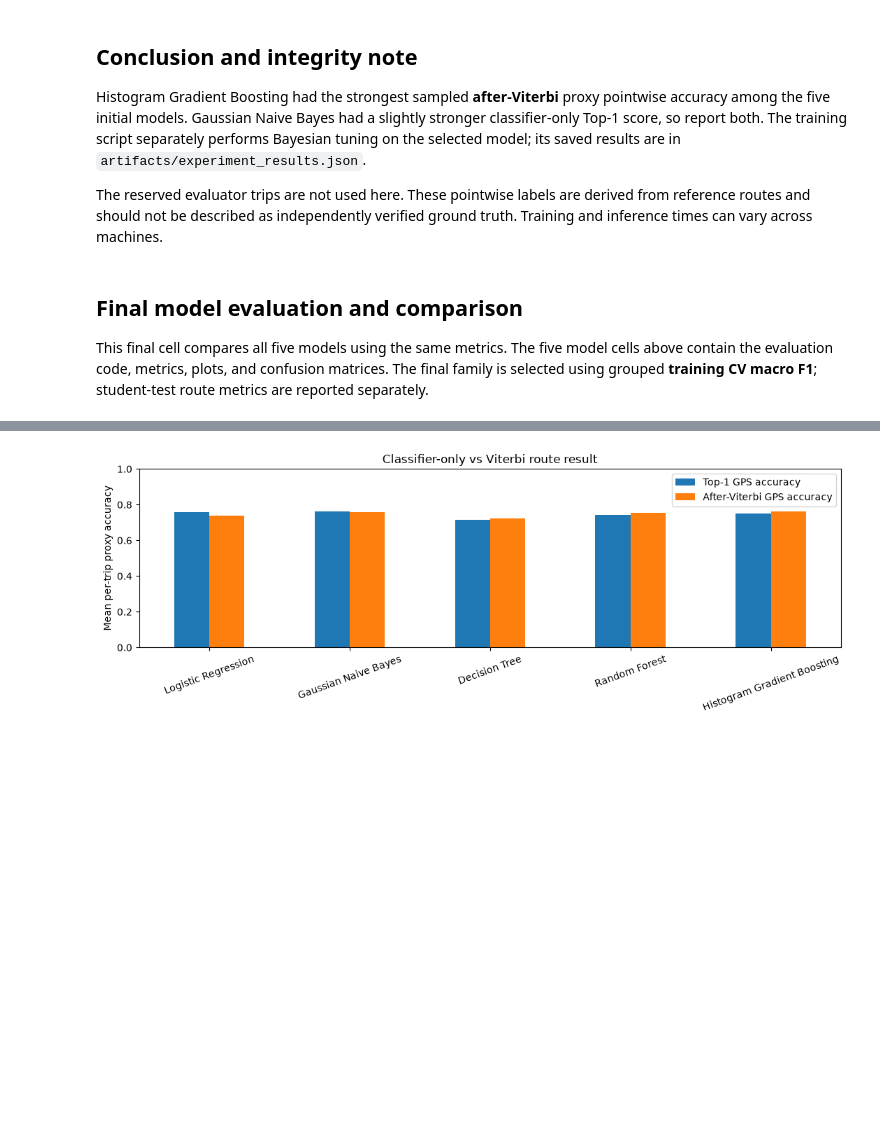
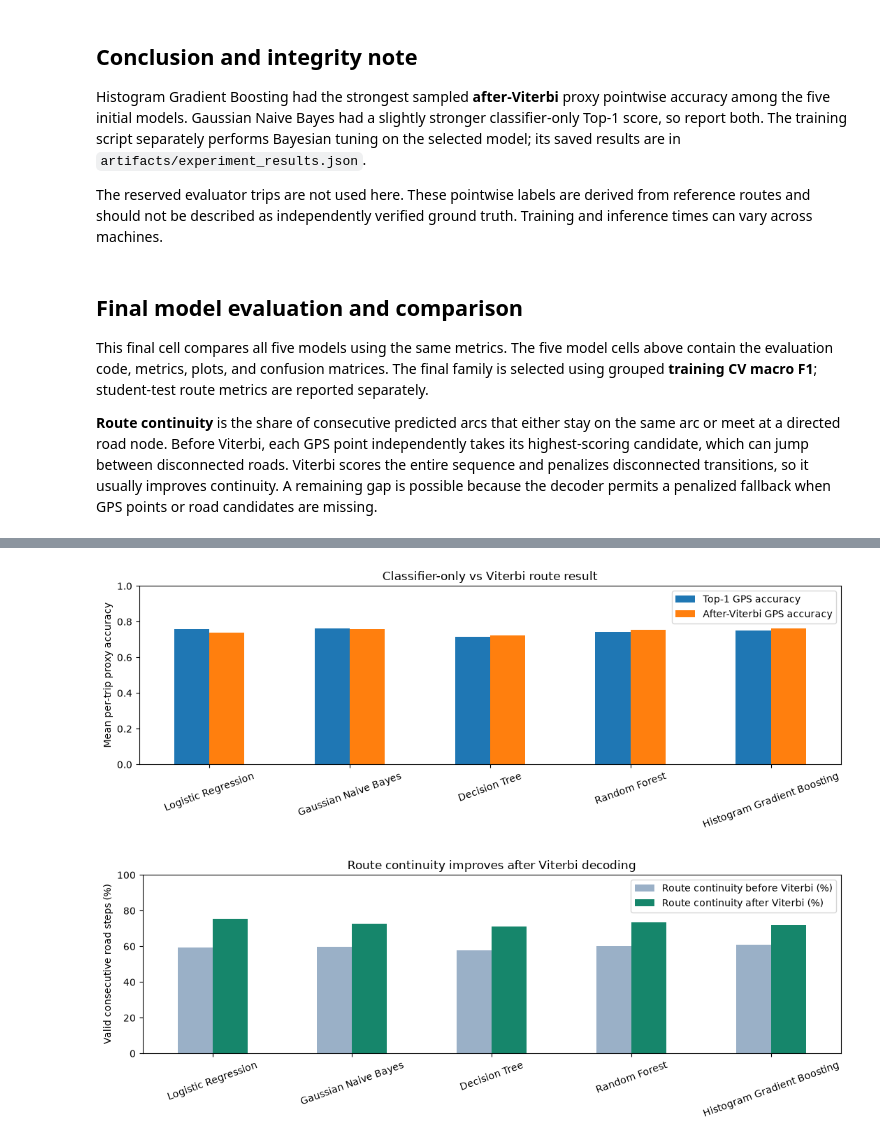
Before and after one commit to ThouSyntaxTerror/PathSnap, a Jupyter notebook: PathSnap_Five_Model_Training.ipynb, the cells around one changed output, grey strips where cells are left out. Saved outputs shown, nothing was run; the diff lists cells and outputs as text; code cells hidden in the pictures; blank space fills up the shorter version.

Commit message:
Compare route continuity before and after Viterbi in notebook

```diff
--- a/PathSnap_Five_Model_Training.ipynb
+++ b/PathSnap_Five_Model_Training.ipynb
@@ -258,32 +258,42 @@ The reserved evaluator trips are not used here. These pointwise labels are deriv
 ## Final model evaluation and comparison
 
 This final cell compares all five models using the same metrics. The five model cells above contain the evaluation code, metrics, plots, and confusion matrices. The final family is selected using grouped **training CV macro F1**; student-test route metrics are reported separately.
+
+**Route continuity** is the share of consecutive predicted arcs that either stay on the same arc or meet at a directed road node. Before Viterbi, each GPS point independently takes its highest-scoring candidate, which can jump between disconnected roads. Viterbi scores the entire sequence and penalizes disconnected transitions, so it usually improves continuity. A remaining gap is possible because the decoder permits a penalized fallback when GPS points or road candidates are missing.
 # %%
 summary = pd.DataFrame({name: {
     "Candidate accuracy": m["candidate_accuracy"],
     "Precision": m["precision"],
     "Recall": m["recall"],
     "Candidate macro F1": m["candidate_macro_f1"],
     "CV macro F1": m["cv_macro_f1_mean"],
     "Log loss": m["log_loss"],
     "Top-1 GPS accuracy": m["mean_trip_top1_accuracy"],
     "After-Viterbi GPS accuracy": m["mean_trip_accuracy_viterbi"],
-    "Route continuity after Viterbi": m["mean_continuity_viterbi"],
+    "Route continuity before Viterbi (%)": 100 * m["mean_continuity_classifier"],
+    "Route continuity after Viterbi (%)": 100 * m["mean_continuity_viterbi"],
+    "Continuity gain (percentage points)": 100 * (m["mean_continuity_viterbi"] - m["mean_continuity_classifier"]),
     "Candidate miss rate": m["mean_candidate_miss_rate"],
     "Training seconds including CV": m["training_seconds_including_cv"],
     "Model scoring seconds": m["inference_seconds_total"],
 } for name, m in model_results.items()}).T
 display(summary.style.format("{:.4f}"))
 ax = summary[["Top-1 GPS accuracy", "After-Viterbi GPS accuracy"]].plot.bar(figsize=(11, 4), ylim=(0, 1), rot=20)
 ax.set_ylabel("Mean per-trip proxy accuracy")
 ax.set_title("Classifier-only vs Viterbi route result")
 plt.tight_layout()
 plt.show()
+ax = summary[["Route continuity before Viterbi (%)", "Route continuity after Viterbi (%)"]].plot.bar(figsize=(11, 4), ylim=(0, 100), rot=20, color=["#9ab0c7", "#16866b"])
+ax.set_ylabel("Valid consecutive road steps (%)")
+ax.set_title("Route continuity improves after Viterbi decoding")
+plt.tight_layout()
+plt.show()
 # %% [output]
 |  | Candidate accuracy | Precision | Recall | Candidate macro F1 | CV macro F1 | Log loss | Top-1 GPS accuracy | ... |
 | Logistic Regression | 0.8215 | 0.4745 | 0.8576 | 0.7476 | 0.7408 | 0.3877 | 0.7588 | ... |
 | Gaussian Naive Bayes | 0.8993 | 0.7683 | 0.5492 | 0.7910 | 0.7732 | 0.2469 | 0.7632 | ... |
 | Decision Tree | 0.8357 | 0.4984 | 0.8360 | 0.7597 | 0.7379 | 0.4745 | 0.7164 | ... |
 | Random Forest | 0.8773 | 0.5898 | 0.8184 | 0.8047 | 0.7832 | 0.2879 | 0.7436 | ... |
 | Histogram Gradient Boosting | 0.9048 | 0.7598 | 0.6104 | 0.8105 | 0.7876 | 0.2279 | 0.7504 | ... |
 [figure]
+[figure, added]
```
Also changed, not shown: parts of 5 cells of this notebook, 1 other file.
